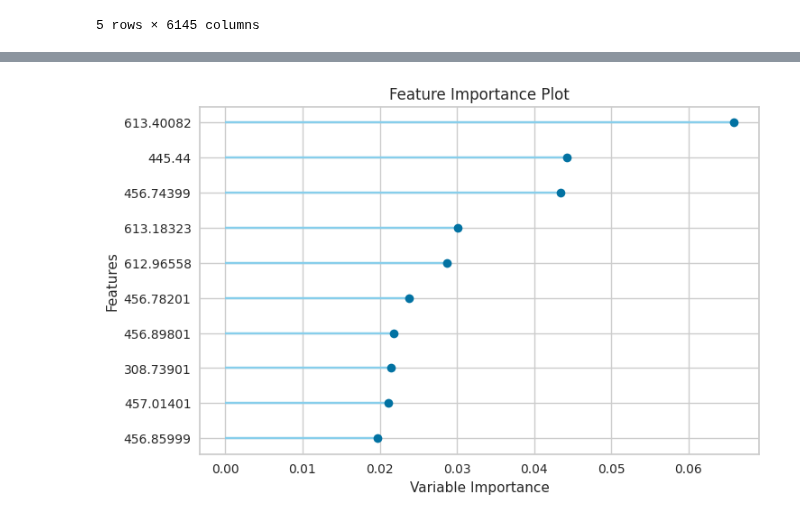
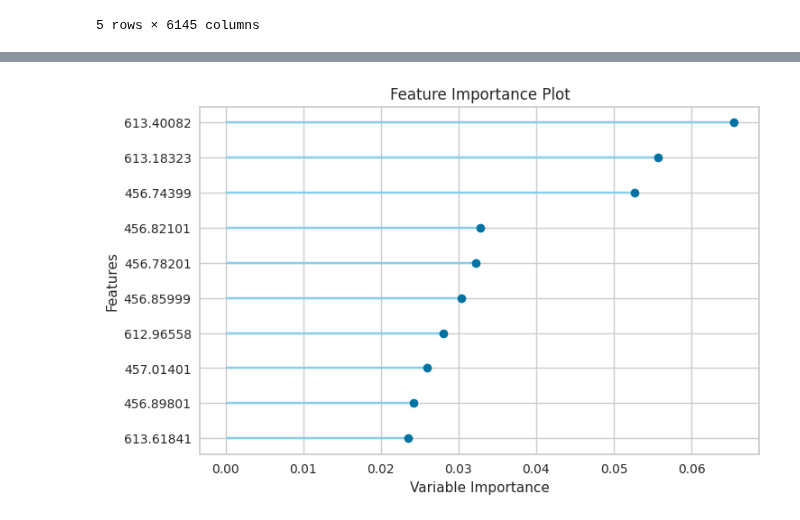
Before and after one commit to chhoumann/thesis-chemcam, a Jupyter notebook: baseline/experiments/pycaret.ipynb, the cells around one changed output, grey strips where cells are left out. Drawn from its saved outputs; the diff is of its cells as text; code cells hidden in the pictures.

```diff
--- a/baseline/experiments/pycaret.ipynb
+++ b/baseline/experiments/pycaret.ipynb
@@ -95,0 +71,2 @@ best = compare_models()
+# %%
+best_models = compare_models(exclude=["lightgbm"], n_select=3)
@@ -96,5 +94,5 @@ best = compare_models()
 # %%
-plot_model(best, plot = 'feature')
+plot_model(best_models[0], plot = 'feature')
 # %% [output]
 [interactive output not drawn]
-[figure, old version]
+[figure, new version]
```
Also changed, not shown: parts of 7 cells of this notebook, 4 other files.
